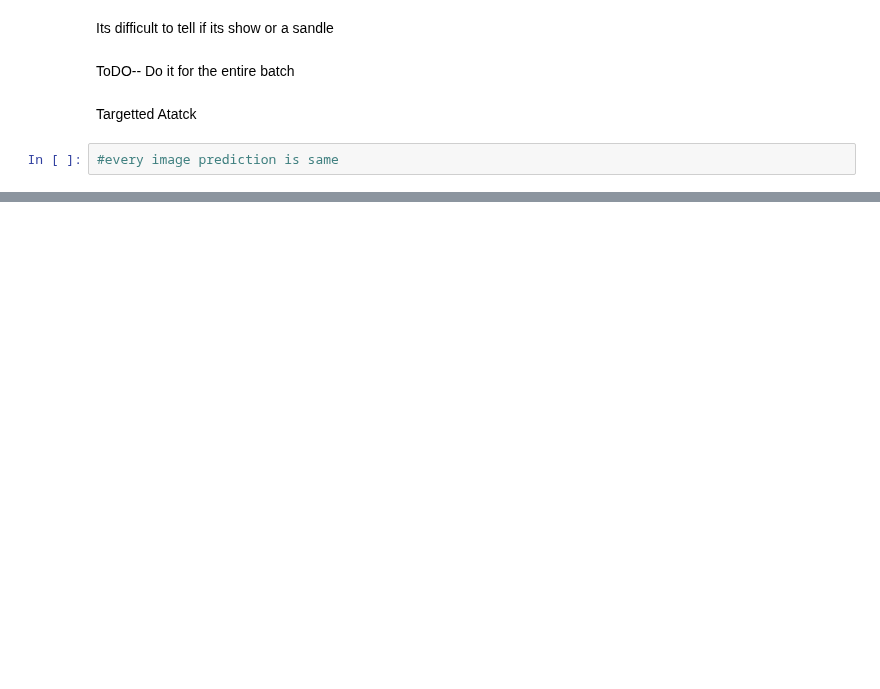
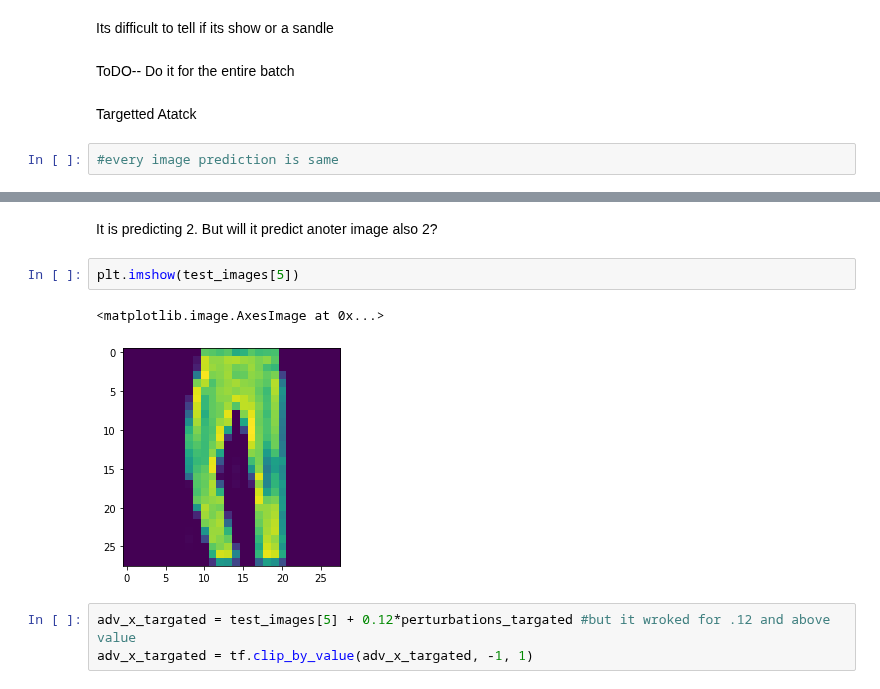
Before and after one commit to BlackCurrantDS/DeepLearning, a Jupyter notebook: IDL_Assignment9.ipynb, the cells around one changed output, grey strips where cells are left out. Drawn from its saved outputs; the diff is of its cells as text; blank space fills up the shorter version.

```diff
--- a/IDL_Assignment9.ipynb
+++ b/IDL_Assignment9.ipynb
@@ -194,0 +272,10 @@ Targetted Atatck
+# %% [markdown]
+It is predicting 2. But will it predict anoter image also 2?
+# %%
+plt.imshow(test_images[5])
+# %% [output]
+<matplotlib.image.AxesImage at 0x...>
+[figure, added]
+# %%
+adv_x_targated = test_images[5] + 0.12*perturbations_targated #but it wroked for .12 and above value
+adv_x_targated = tf.clip_by_value(adv_x_targated, -1, 1)
```
Also changed, not shown: parts of 20 cells of this notebook.
